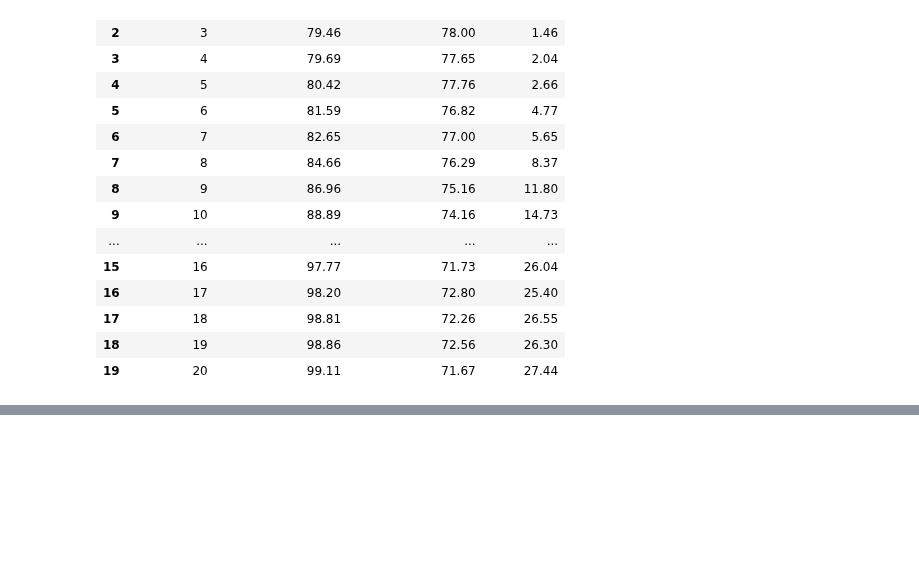
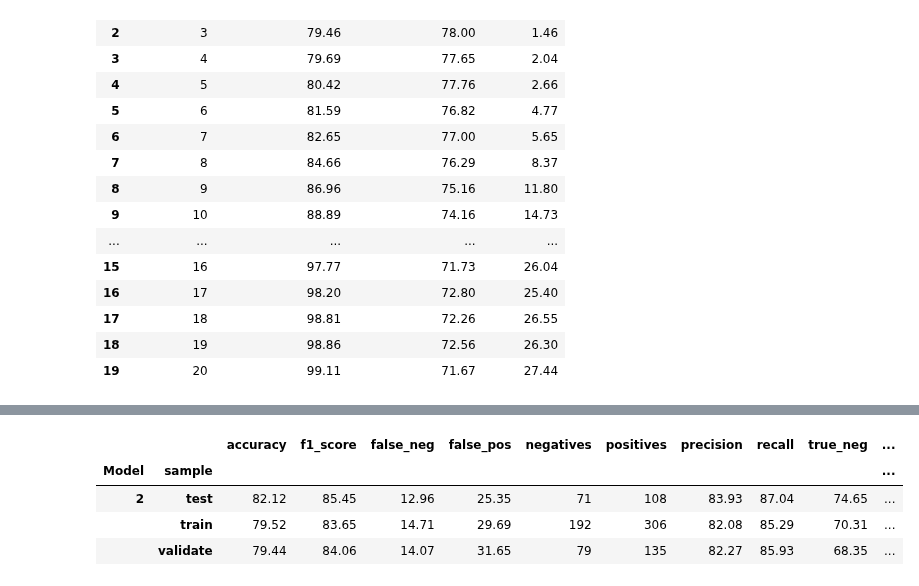
Before and after one commit to BraedenWright/classification-exercises, a Jupyter notebook: model.ipynb, the cells around one changed output, grey strips where cells are left out. Saved outputs shown, nothing was run; the diff lists cells and outputs as text; code cells hidden in the pictures; blank space fills up the shorter version.

```diff
--- a/model.ipynb
+++ b/model.ipynb
@@ -1490,0 +2118,9 @@ metrics_df.pivot_table(index=['k_classifier', 'sample'])
+# %%
+test = verify(df).pivot_table(index=['Model', 'sample'])
+test
+# %% [output]
+|  |  | accuracy | f1_score | false_neg | false_pos | negatives | positives | precision | recall | true_neg | ... |
+| Model | sample |  |  |  |  |  |  |  |  |  | ... |
+| 2 | test | 82.12 | 85.45 | 12.96 | 25.35 | 71 | 108 | 83.93 | 87.04 | 74.65 | ... |
+|  | train | 79.52 | 83.65 | 14.71 | 29.69 | 192 | 306 | 82.08 | 85.29 | 70.31 | ... |
+|  | validate | 79.44 | 84.06 | 14.07 | 31.65 | 79 | 135 | 82.27 | 85.93 | 68.35 | ... |
```
Also changed, not shown: parts of 109 cells of this notebook.
